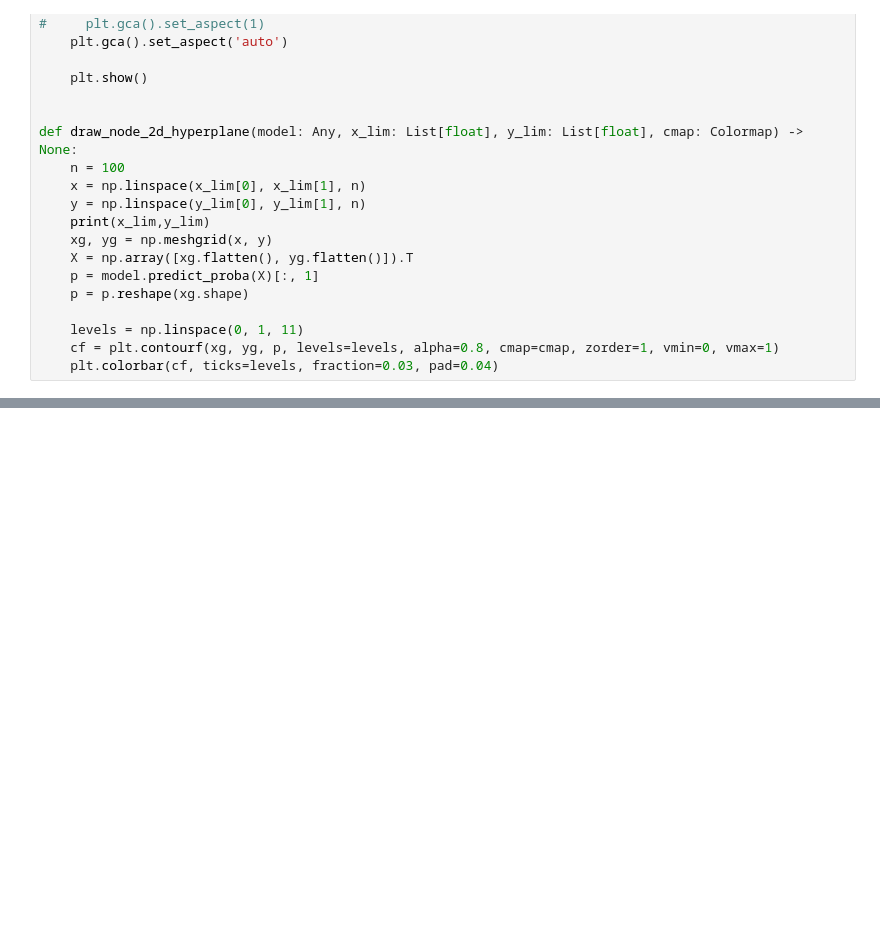
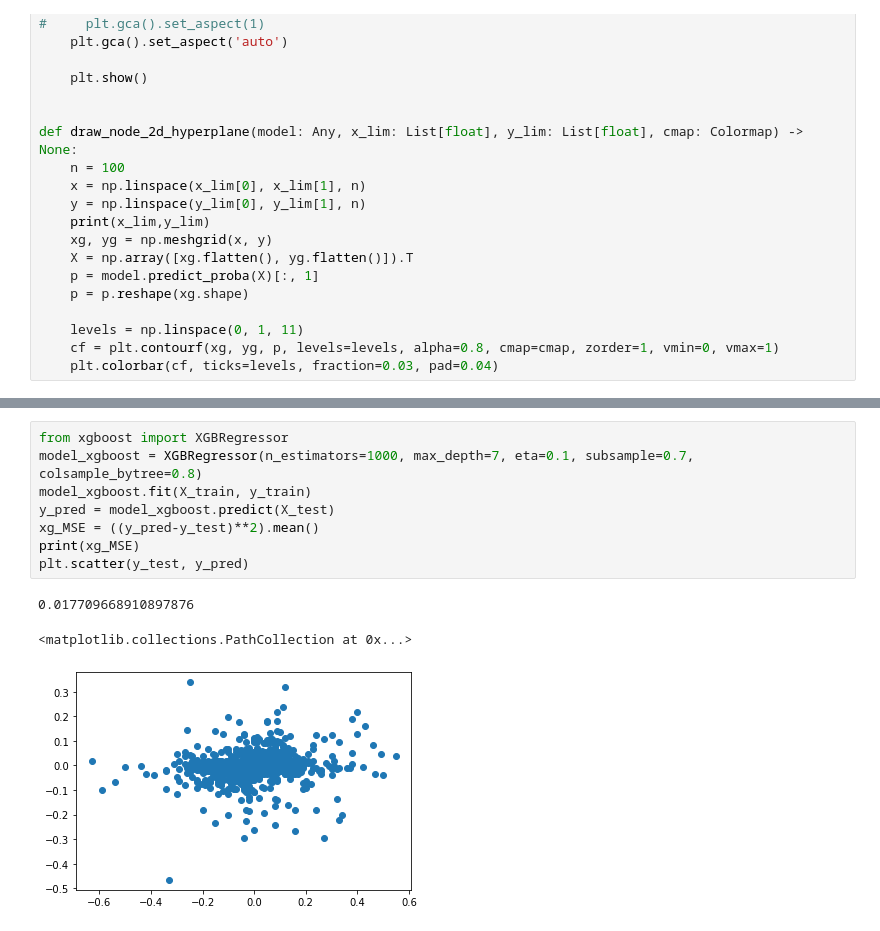
Before and after one commit to joeldsouza493/RFQ, a Jupyter notebook: Nuti_PartA.ipynb, the cells around one changed output, grey strips where cells are left out. Drawn from its saved outputs; the diff is of its cells as text; blank space fills up the shorter version.

```diff
--- a/Nuti_PartA.ipynb
+++ b/Nuti_PartA.ipynb
@@ -1333,0 +1369,12 @@ See the caveats in the documentation: https://pandas.pydata.org/pandas-docs/stab
+# %%
+from xgboost import XGBRegressor
+model_xgboost = XGBRegressor(n_estimators=1000, max_depth=7, eta=0.1, subsample=0.7, colsample_bytree=0.8)
+model_xgboost.fit(X_train, y_train)
+y_pred = model_xgboost.predict(X_test)
+xg_MSE = ((y_pred-y_test)**2).mean()
+print(xg_MSE)
+plt.scatter(y_test, y_pred)
+# %% [output]
+0.017709668910897876
+<matplotlib.collections.PathCollection at 0x...>
+[figure, added]
```
Also changed, not shown: parts of 42 cells of this notebook.
